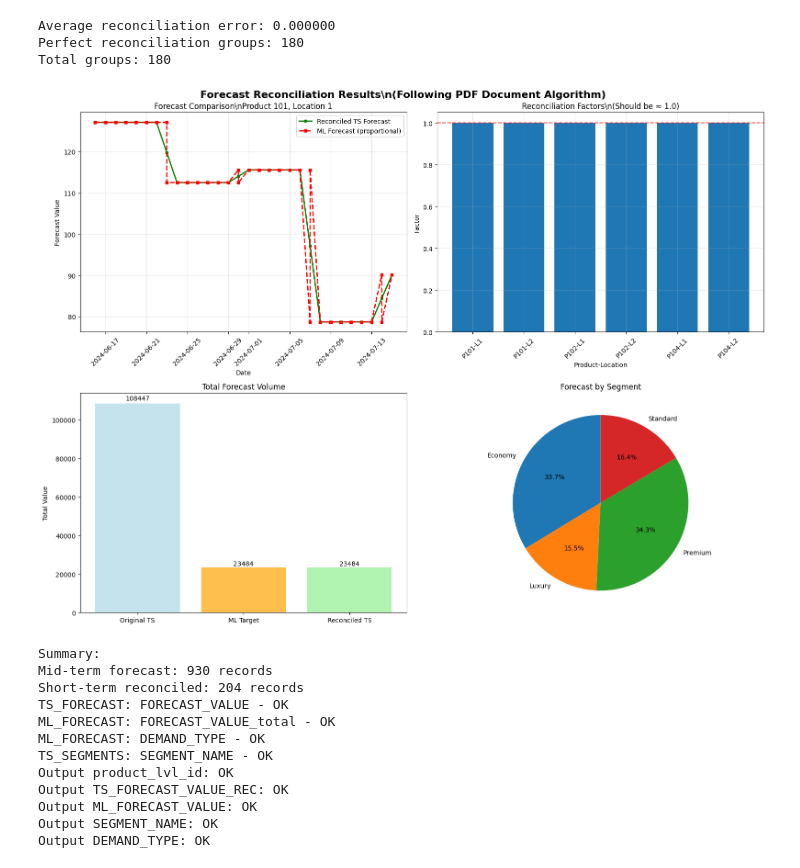
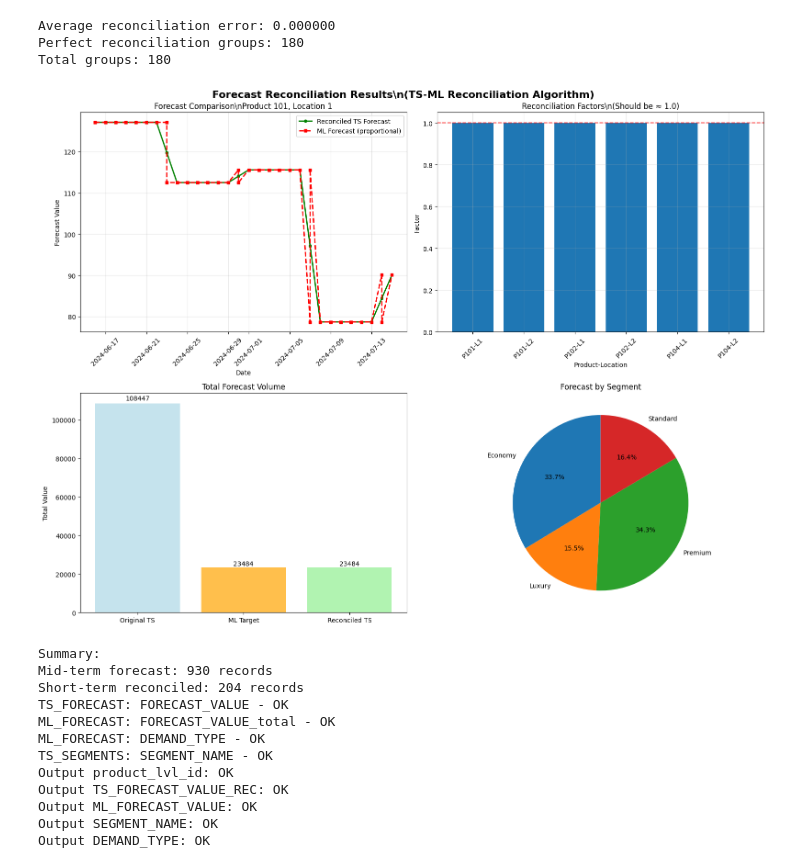
Before and after one commit to aromanenko/DFP, a Jupyter notebook: notebooks/reconciliation.ipynb, the cells around one changed output. Saved outputs shown, nothing was run; the diff lists cells and outputs as text; code cells hidden in the pictures.

```diff
--- a/notebooks/reconciliation.ipynb
+++ b/notebooks/reconciliation.ipynb
@@ -190,25 +10 @@ def add_segment_name(reconciled_df: pd.DataFrame, segments_df: pd.DataFrame) ->
-# %%
-# Complete Pipeline
-def forecast_reconciliation_pipeline(ts_forecast: pd.DataFrame,
-                                   ml_forecast: pd.DataFrame,
-                                   segments_df: pd.DataFrame,
-                                   hist_end_dt: datetime,
-                                   delays_config_length: int = 30,
-                                   ml_time_lvl: str = 'week.2',
-                                   ts_time_lvl: str = 'day') -> Tuple[pd.DataFrame, pd.DataFrame]:
-
-    #Create mid-term forecast
-    mid_term_forecast = create_mid_term_forecast(ts_forecast, hist_end_dt, delays_config_length)
-
-    #Join VF and ML forecasts
-    joined = join_vf_ml_forecasts(ts_forecast, ml_forecast, hist_end_dt, delays_config_length,
-                                 ml_time_lvl, ts_time_lvl)
-
-    #Reconcile ML and VF Forecast
-    reconciled = reconcile_ml_vf_forecast(joined)
-
-    # Add Segment Name
-    final_reconciled = add_segment_name(reconciled, segments_df)
-
-    return final_reconciled, mid_term_forecast
 # %%
@@ -393,7 +177,7 @@ if len(short_term_reconciled) > 0:
 
     plt.style.use('default')
     fig, axes = plt.subplots(2, 2, figsize=(16, 12))
-    fig.suptitle('Forecast Reconciliation Results\\n(Following PDF Document Algorithm)',
+    fig.suptitle('Forecast Reconciliation Results\\n(TS-ML Reconciliation Algorithm)',
                  fontsize=16, fontweight='bold')
 
     # 1. Time series comparison
@@ -456,34 +240,34 @@ if len(short_term_reconciled) > 0:
     categories = ['Original TS', 'ML Target', 'Reconciled TS']
     values = [total_ts_original, total_ml, total_rec]
     colors = ['lightblue', 'orange', 'lightgreen']
 
     bars = ax3.bar(categories, values, color=colors, alpha=0.7)
     ax3.set_title('Total Forecast Volume')
     ax3.set_ylabel('Total Value')
 
     for bar, value in zip(bars, values):
         height = bar.get_height()
         ax3.text(bar.get_x() + bar.get_width()/2., height + height*0.01,
                 f'{value:.0f}', ha='center', va='bottom')
 
     # 4. Segment distribution
     ax4 = axes[1, 1]
     if 'SEGMENT_NAME' in short_term_reconciled.columns:
         segment_totals = short_term_reconciled.groupby('SEGMENT_NAME')['TS_FORECAST_VALUE_REC'].sum()
 
         if len(segment_totals) > 0:
             ax4.pie(segment_totals.values, labels=segment_totals.index,
                    autopct='%1.1f%%', startangle=90)
             ax4.set_title('Forecast by Segment')
 
     plt.tight_layout()
     plt.show()
     plt.show()
 
 else:
     print("No reconciled data available for visualization")
 # %% [output]
-[figure, old version]
+[figure, new version]
 # %%
 print("Summary:")
 print(f"Mid-term forecast: {len(mid_term_forecast)} records")
```
Also changed, not shown: parts of 8 cells of this notebook, 3 other files.
